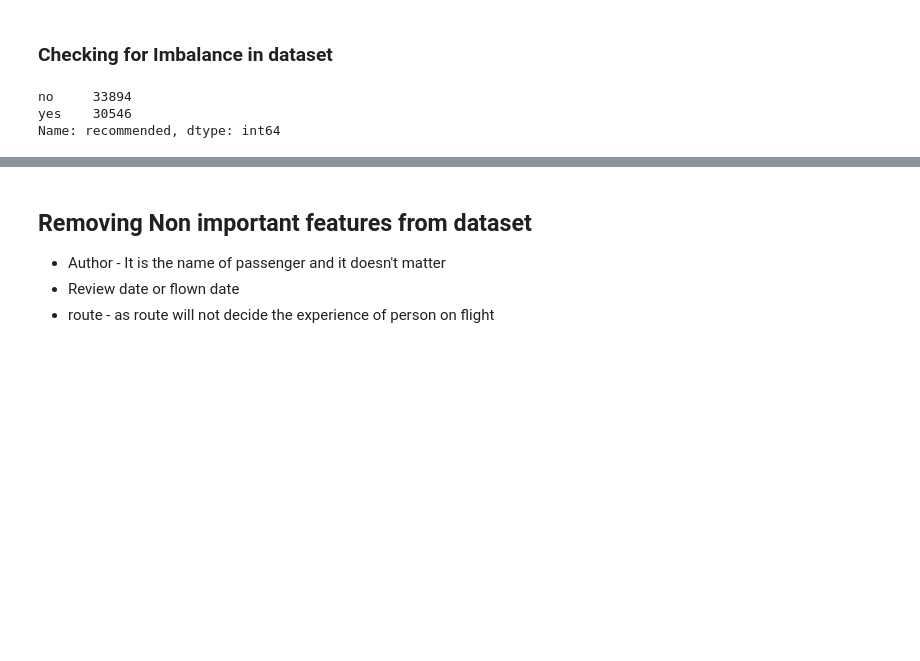
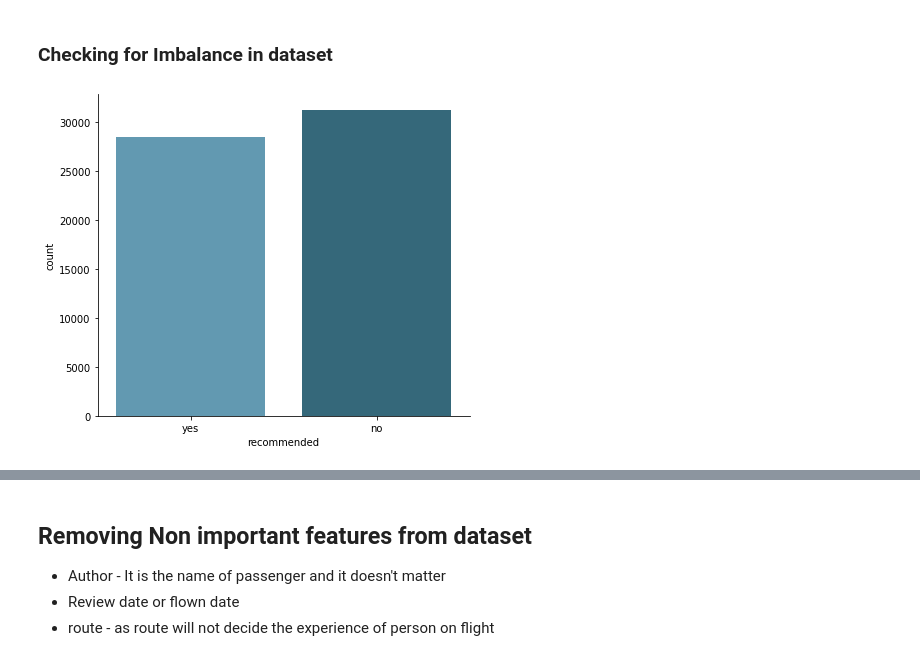
Before and after one commit to rajatpal00/Airline-passenger-referral-prediction, a Jupyter notebook: Rajat_Pal_Capstone_Project_Airline_passenger_referral_prediction_.ipynb, the cells around one changed output, grey strips where cells are left out. Cells and saved outputs as stored; diff of their text form; code cells hidden in the pictures; blank space fills up the shorter version.

```diff
--- a/Rajat_Pal_Capstone_Project_Airline_passenger_referral_prediction_.ipynb
+++ b/Rajat_Pal_Capstone_Project_Airline_passenger_referral_prediction_.ipynb
@@ -120,9 +120,8 @@ recommended         1507
 dtype: int64
 # %% [markdown]
 ### Checking for Imbalance in dataset
-# %%
-main_df['recommended'].value_counts()
-# %% [output]
-no     33894
-yes    30546
-Name: recommended, dtype: int64
+# %%
+sns.factorplot(x="recommended", data=main_df, kind="count", size=5, aspect=1.2, palette="PuBuGn_d")
+plt.show()
+# %% [output]
+[figure, added]
```
Also changed, not shown: parts of 101 cells of this notebook.
